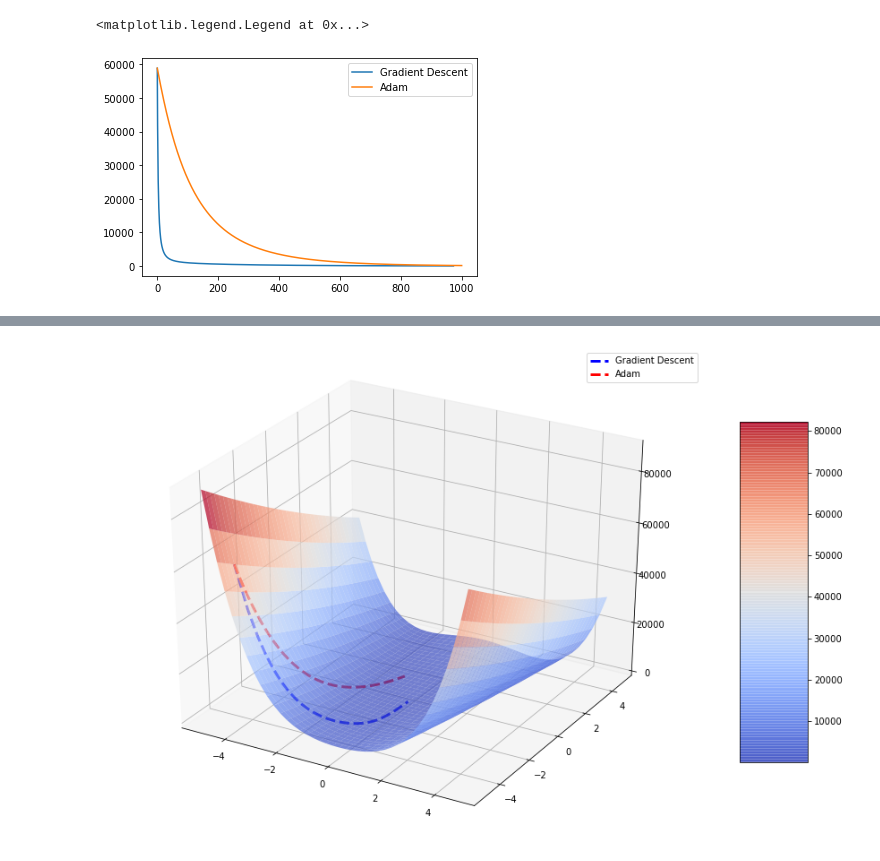
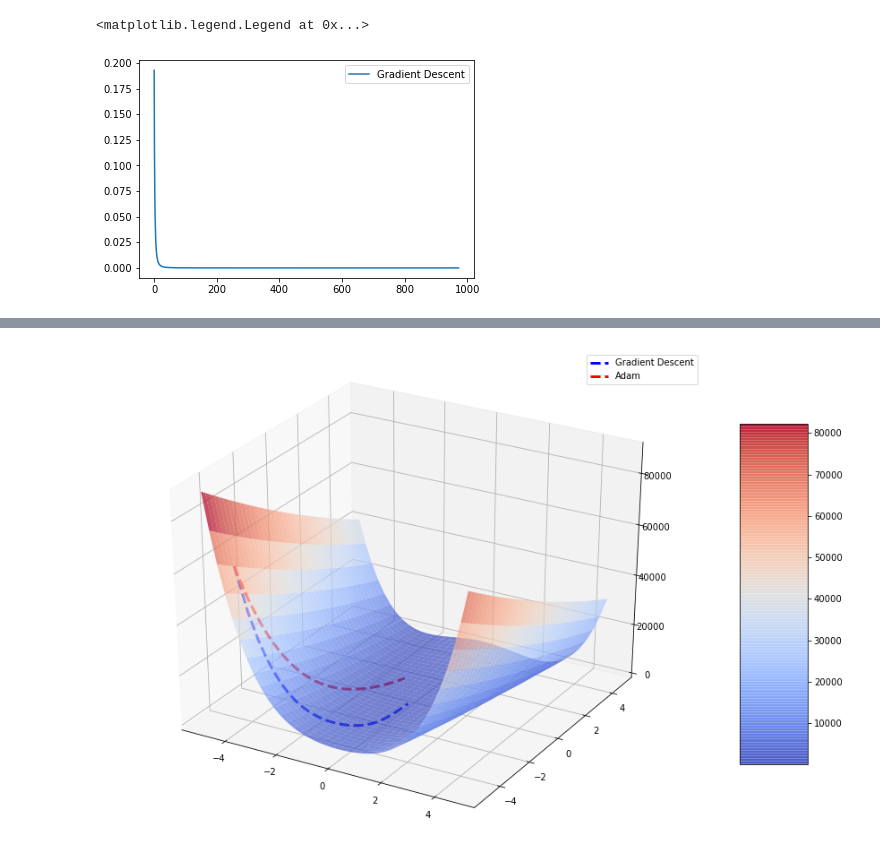
Before and after one commit to DeLonghi/ML-labs, a Jupyter notebook: Vinnikov_Ilia_J4133c_MLT_2022_Task_2.ipynb, the cells around one changed output, grey strips where cells are left out. Drawn from its saved outputs; the diff is of its cells as text; code cells hidden in the pictures.

```diff
--- a/Vinnikov_Ilia_J4133c_MLT_2022_Task_2.ipynb
+++ b/Vinnikov_Ilia_J4133c_MLT_2022_Task_2.ipynb
@@ -64,9 +64,8 @@ def adam_mult(df, x, learn_rate, beta1, beta2, eps=1e-8):
 x1, y1 = grad_descent_mult(rosen_der, [-4.5, -4], 1e-5)
 x2, y2 = adam_mult(rosen_der, [-4.5, -4], 1e-2, 0.9, 0.999)
 # %%
-plt.plot(rosen([ x1, y1]), label='Gradient Descent')
-plt.plot(rosen([ x2, y2]), label='Adam')
+plt.plot(np.power(np.diff(x1), 2) + np.power(np.diff(y1), 2), label='Gradient Descent')
 plt.legend()
 # %% [output]
 <matplotlib.legend.Legend at 0x...>
-[figure, old version]
+[figure, new version]
```
Also changed, not shown: parts of 1 cell of this notebook.
